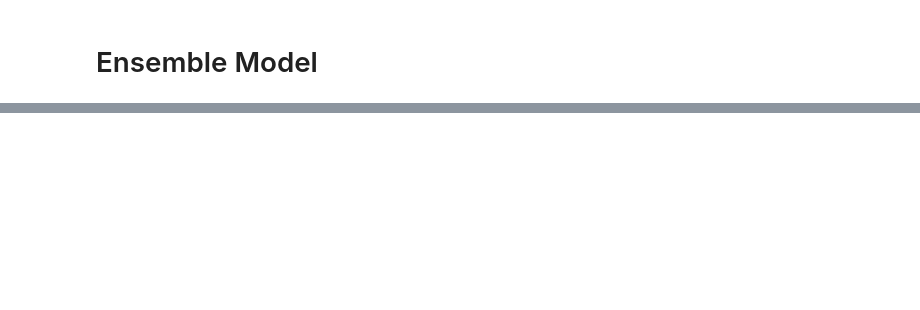
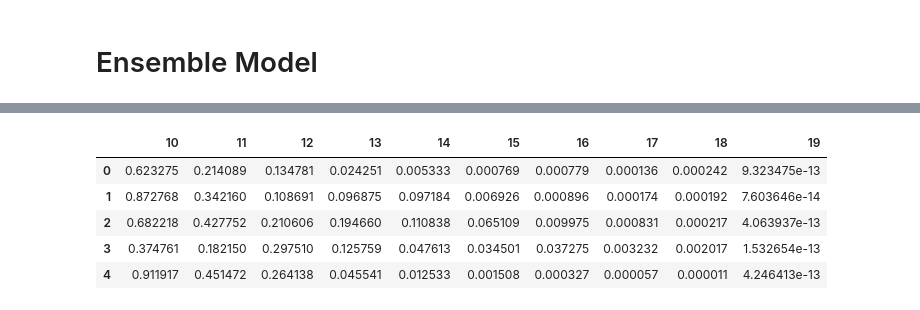
Before and after one commit to SaltieRL/ReplayModels, a Jupyter notebook: rank.ipynb, the cells around one changed output, grey strips where cells are left out. Saved outputs shown, nothing was run; the diff lists cells and outputs as text; code cells hidden in the pictures; blank space fills up the shorter version.

```diff
--- a/rank.ipynb
+++ b/rank.ipynb
@@ -148,0 +226,9 @@ for rank in ranks:
+# %%
+df_test.head()
+# %% [output]
+|  | 10 | 11 | 12 | 13 | 14 | 15 | 16 | 17 | 18 | 19 |
+| 0 | 0.623275 | 0.214089 | 0.134781 | 0.024251 | 0.005333 | 0.000769 | 0.000779 | 0.000136 | 0.000242 | 9.323475e-13 |
+| 1 | 0.872768 | 0.342160 | 0.108691 | 0.096875 | 0.097184 | 0.006926 | 0.000896 | 0.000174 | 0.000192 | 7.603646e-14 |
+| 2 | 0.682218 | 0.427752 | 0.210606 | 0.194660 | 0.110838 | 0.065109 | 0.009975 | 0.000831 | 0.000217 | 4.063937e-13 |
+| 3 | 0.374761 | 0.182150 | 0.297510 | 0.125759 | 0.047613 | 0.034501 | 0.037275 | 0.003232 | 0.002017 | 1.532654e-13 |
+| 4 | 0.911917 | 0.451472 | 0.264138 | 0.045541 | 0.012533 | 0.001508 | 0.000327 | 0.000057 | 0.000011 | 4.246413e-13 |
```
Also changed, not shown: parts of 17 cells of this notebook.
